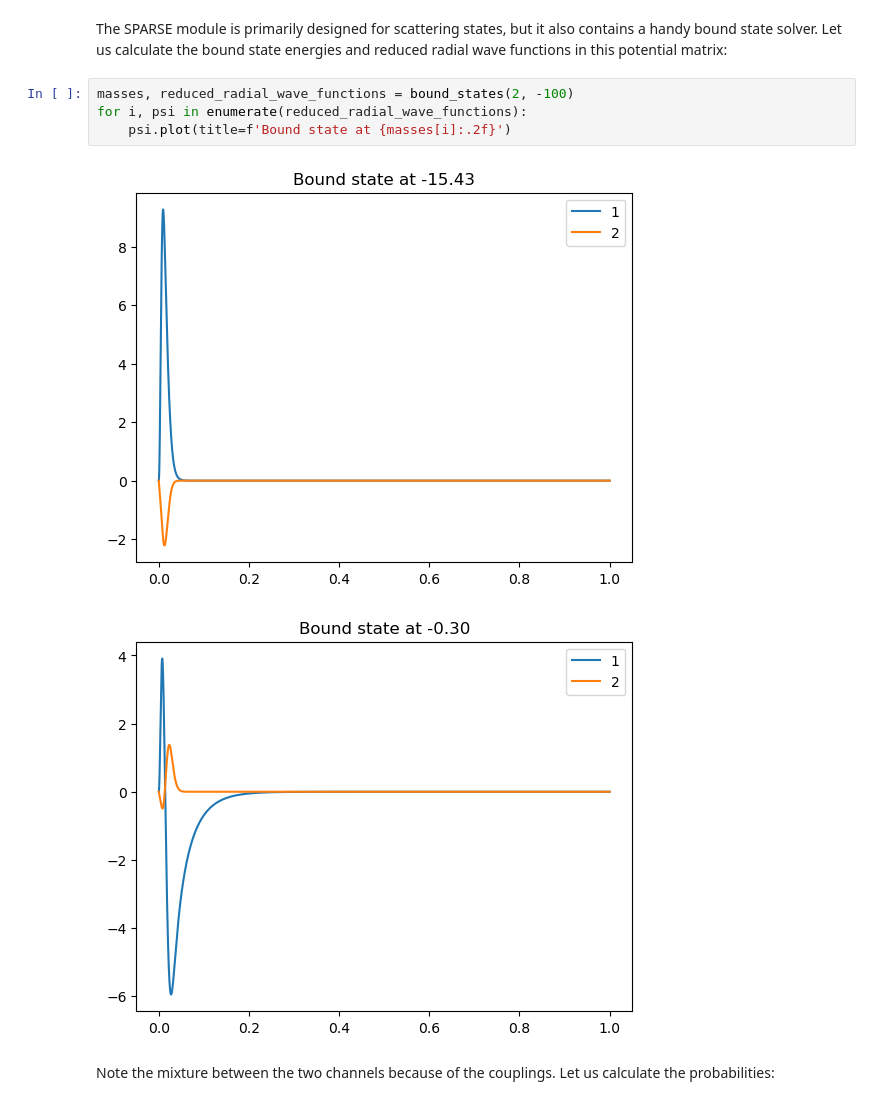
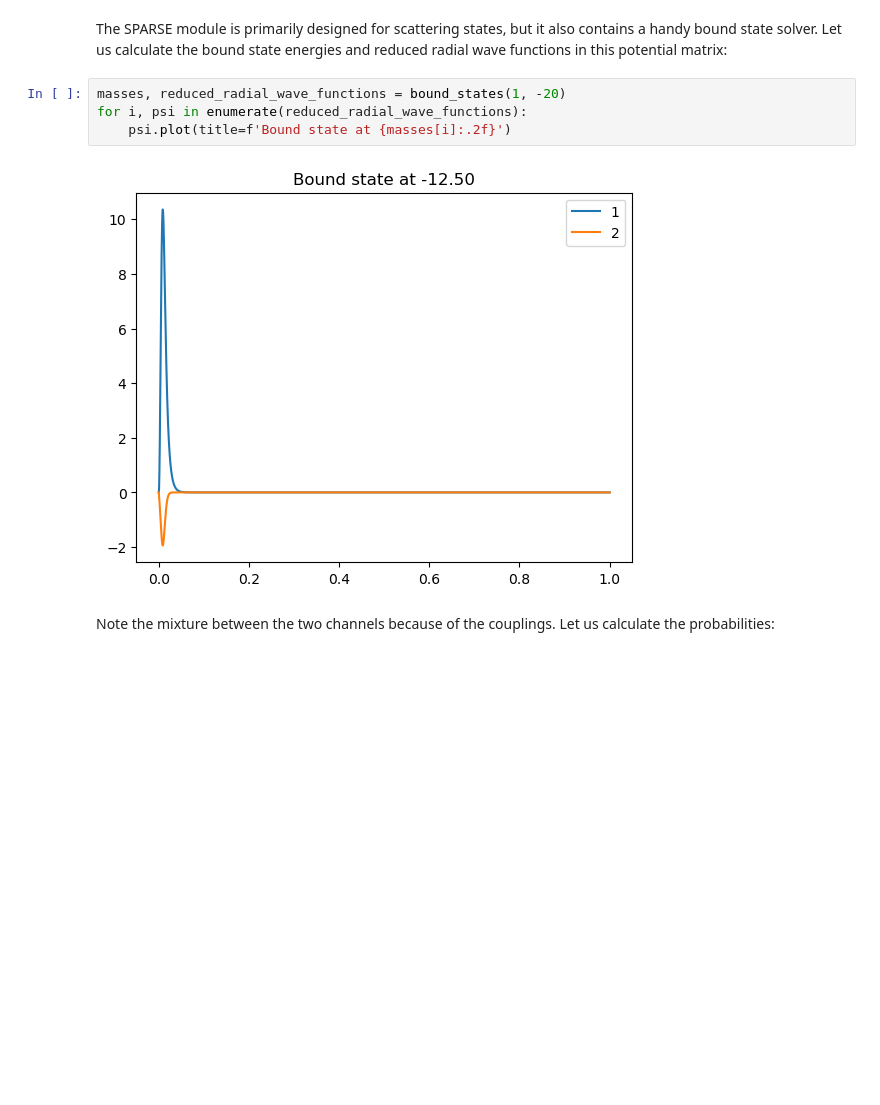
Before and after one commit to Robrusch/SPARSE, a Jupyter notebook: SPARSE-example.ipynb, the cells around one changed output. Cells and saved outputs as stored; diff of their text form; blank space fills up the shorter version.

```diff
--- a/SPARSE-example.ipynb
+++ b/SPARSE-example.ipynb
@@ -58,12 +64,11 @@ potential.plot(xlim=(0,0.05), ylim=(-100,200));
 # %% [markdown]
 The SPARSE module is primarily designed for scattering states, but it also contains a handy bound state solver. Let us calculate the bound state energies and reduced radial wave functions in this potential matrix:
 # %%
-masses, reduced_radial_wave_functions = bound_states(2, -100)
+masses, reduced_radial_wave_functions = bound_states(1, -20)
 for i, psi in enumerate(reduced_radial_wave_functions):
     psi.plot(title=f'Bound state at {masses[i]:.2f}')
 # %% [output]
-[figure, old version]
+[figure, new version]
-[figure, removed]
 # %% [markdown]
 Note the mixture between the two channels because of the couplings. Let us calculate the probabilities:
 # %%
```
Also changed, not shown: parts of 18 cells of this notebook, 3 other files.
